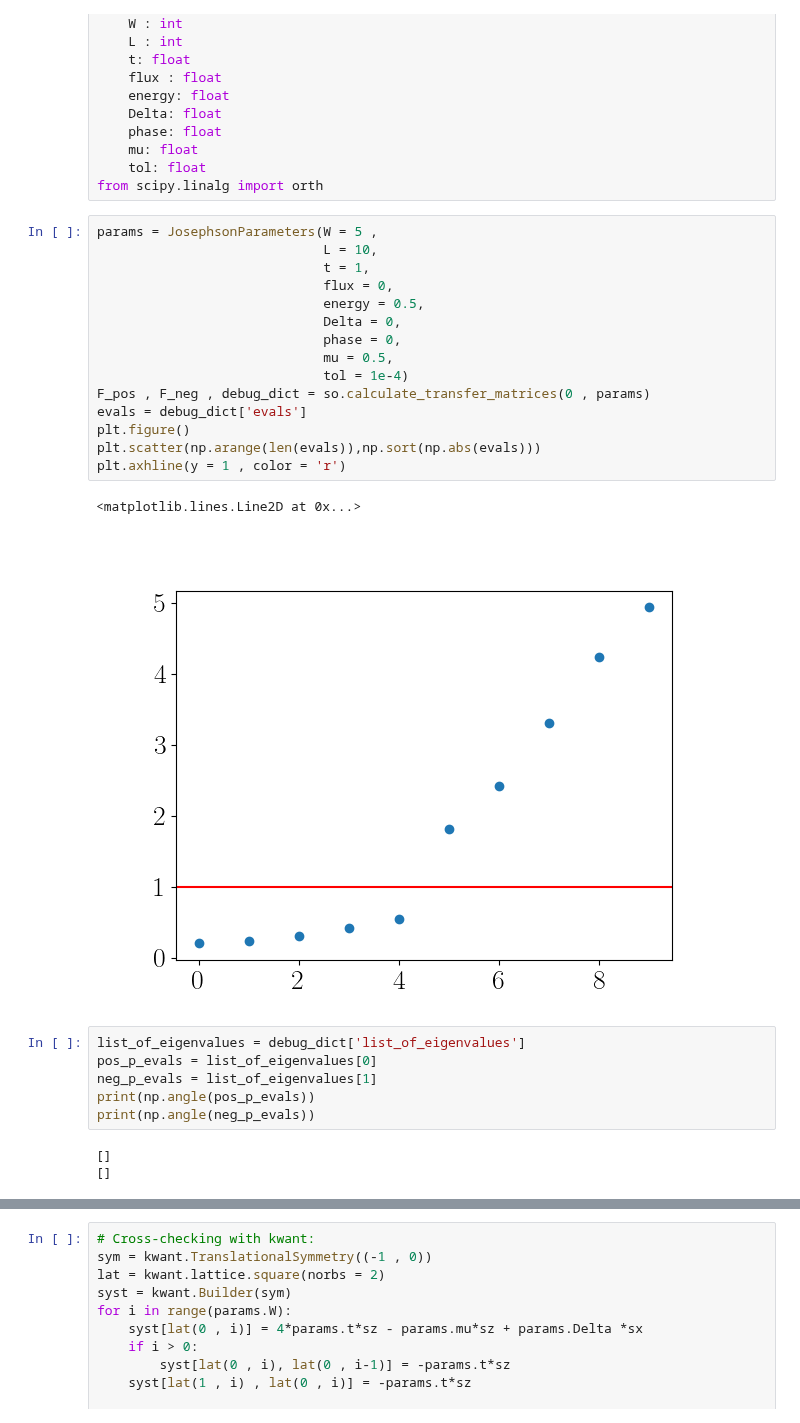
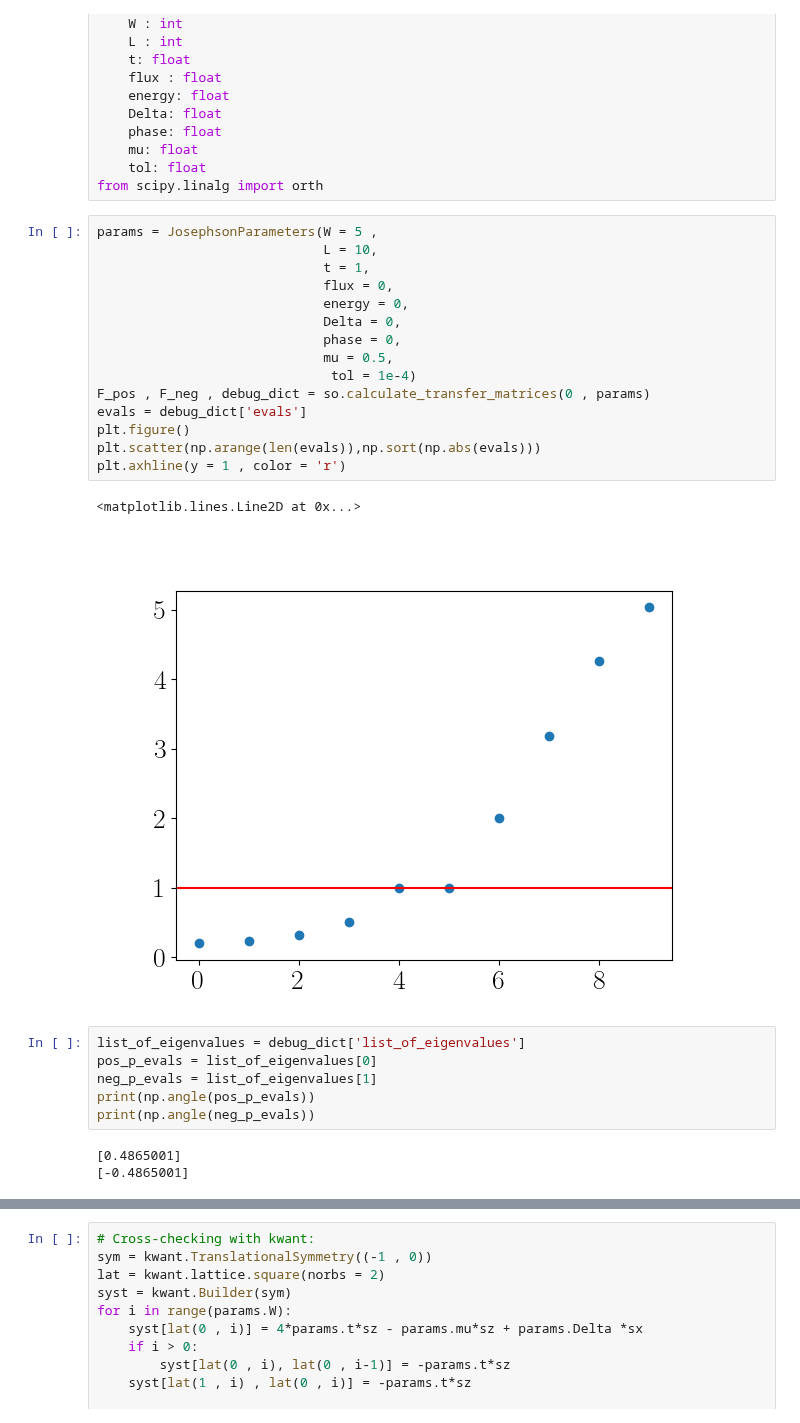
Before and after one commit to krishtoffel99/Josephson-Investigations-Old, a Jupyter notebook: Josephson effect and Supercurrents/diagnostics.ipynb, the cells around one changed output, grey strips where cells are left out. Saved outputs shown, nothing was run; the diff lists cells and outputs as text.

```diff
--- a/Josephson effect and Supercurrents/diagnostics.ipynb
+++ b/Josephson effect and Supercurrents/diagnostics.ipynb
@@ -43,21 +43,21 @@ from scipy.linalg import orth
 # %%
 params = JosephsonParameters(W = 5 ,
                              L = 10,
                              t = 1,
                              flux = 0,
-                             energy = 0.5,
+                             energy = 0,
                              Delta = 0,
                              phase = 0,
                              mu = 0.5,
-                             tol = 1e-4)
+                              tol = 1e-4)
 F_pos , F_neg , debug_dict = so.calculate_transfer_matrices(0 , params)
 evals = debug_dict['evals']
 plt.figure()
 plt.scatter(np.arange(len(evals)),np.sort(np.abs(evals)))
 plt.axhline(y = 1 , color = 'r')
 # %% [output]
 <matplotlib.lines.Line2D at 0x...>
-[figure, old version]
+[figure, new version]
 # %%
 list_of_eigenvalues = debug_dict['list_of_eigenvalues']
 pos_p_evals = list_of_eigenvalues[0]
@@ -65,5 +65,5 @@ neg_p_evals = list_of_eigenvalues[1]
 print(np.angle(pos_p_evals))
 print(np.angle(neg_p_evals))
 # %% [output]
-[]
-[]
+[0.4865001]
+[-0.4865001]
```
Also changed, not shown: parts of 5 cells of this notebook, 22 other files.
